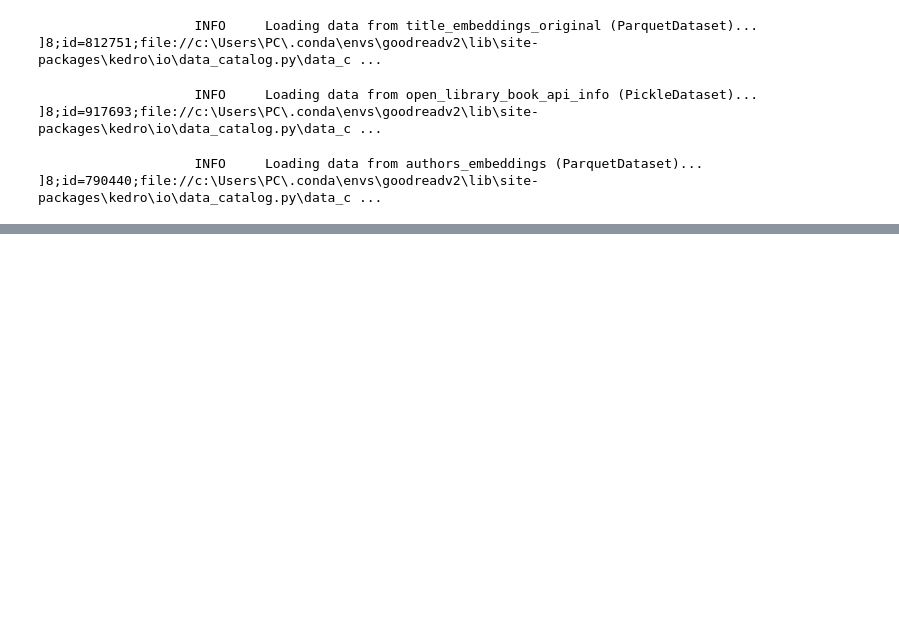
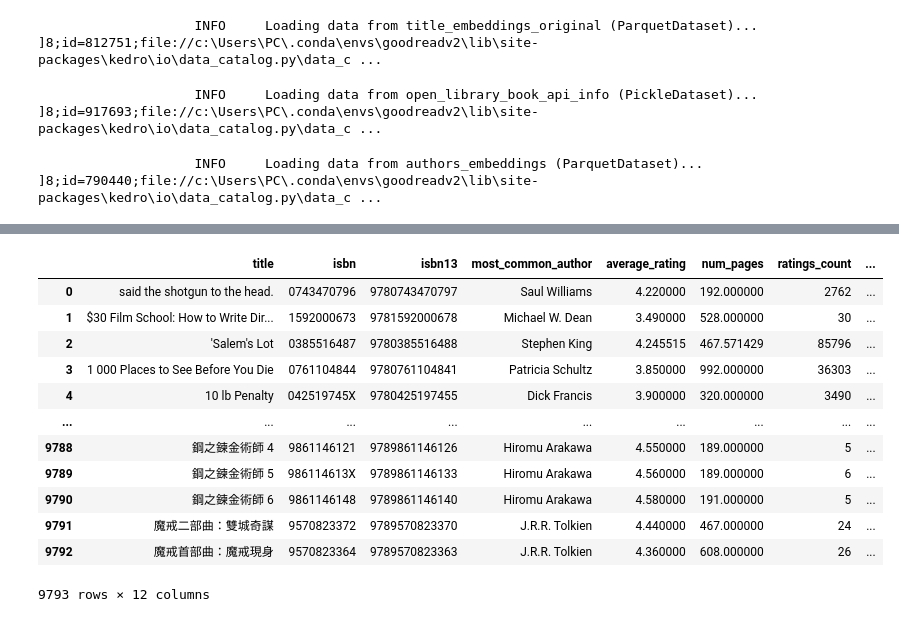
Before and after one commit to Egjfour/dsti_goodreads_rating_predictions, a Jupyter notebook: goodreads-predictor/notebooks/model_exp.ipynb, the cells around one changed output, grey strips where cells are left out. Drawn from its saved outputs; the diff is of its cells as text; code cells hidden in the pictures; blank space fills up the shorter version.

```diff
--- a/goodreads-predictor/notebooks/model_exp.ipynb
+++ b/goodreads-predictor/notebooks/model_exp.ipynb
@@ -154,0 +93,3 @@ data
+# %%
+df
+# %% [output]
@@ -155,3 +97,16 @@ data
+|  | title | isbn | isbn13 | most_common_author | average_rating | num_pages | ratings_count | ... |
+| 0 | said the shotgun to the head. | 0743470796 | 9780743470797 | Saul Williams | 4.220000 | 192.000000 | 2762 | ... |
+| 1 | $30 Film School: How to Write Dir... | 1592000673 | 9781592000678 | Michael W. Dean | 3.490000 | 528.000000 | 30 | ... |
+| 2 | 'Salem's Lot | 0385516487 | 9780385516488 | Stephen King | 4.245515 | 467.571429 | 85796 | ... |
+| 3 | 1 000 Places to See Before You Die | 0761104844 | 9780761104841 | Patricia Schultz | 3.850000 | 992.000000 | 36303 | ... |
+| 4 | 10 lb Penalty | 042519745X | 9780425197455 | Dick Francis | 3.900000 | 320.000000 | 3490 | ... |
+| ... | ... | ... | ... | ... | ... | ... | ... | ... |
+| 9788 | 鋼之鍊金術師 4 | 9861146121 | 9789861146126 | Hiromu Arakawa | 4.550000 | 189.000000 | 5 | ... |
+| 9789 | 鋼之鍊金術師 5 | 986114613X | 9789861146133 | Hiromu Arakawa | 4.560000 | 189.000000 | 6 | ... |
+| 9790 | 鋼之鍊金術師 6 | 9861146148 | 9789861146140 | Hiromu Arakawa | 4.580000 | 191.000000 | 5 | ... |
+| 9791 | 魔戒二部曲：雙城奇謀 | 9570823372 | 9789570823370 | J.R.R. Tolkien | 4.440000 | 467.000000 | 24 | ... |
+| 9792 | 魔戒首部曲：魔戒現身 | 9570823364 | 9789570823363 | J.R.R. Tolkien | 4.360000 | 608.000000 | 26 | ... |
+9793 rows × 12 columns
 # %%
 from pycaret.regression import *
 # %%
```
Also changed, not shown: parts of 20 cells of this notebook.
